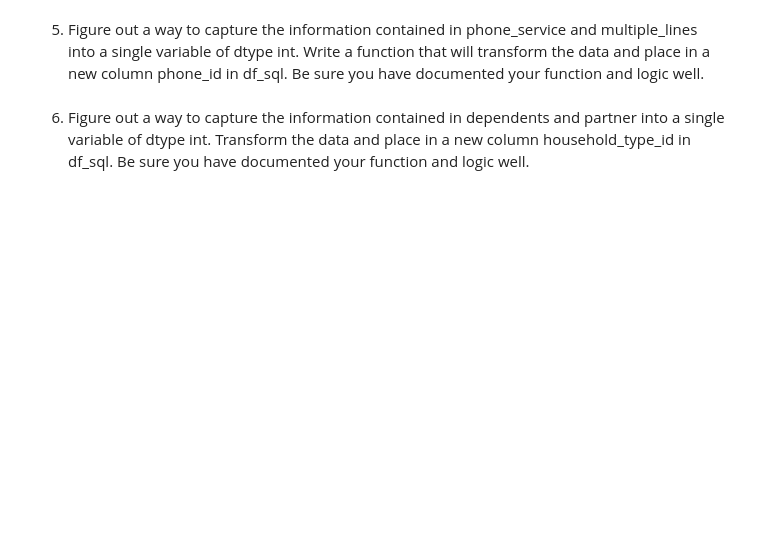
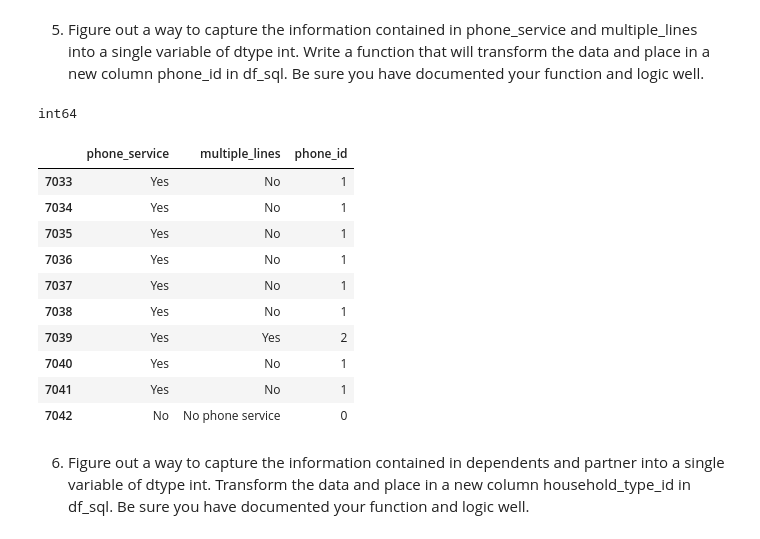
Before and after one commit to michaelndd/classification-project, a Jupyter notebook: project-dd.ipynb, the cells around one changed output. Saved outputs shown, nothing was run; the diff lists cells and outputs as text; code cells hidden in the pictures; blank space fills up the shorter version.

```diff
--- a/project-dd.ipynb
+++ b/project-dd.ipynb
@@ -235,14 +367,37 @@ df.head(10)
 5. Figure out a way to capture the information contained in phone_service and multiple_lines into a single variable of dtype int. Write a function that will transform the data and place in a new column phone_id in df_sql. Be sure you have documented your function and logic well.
 # %%
 def add_phone_id(df):
-    df_temp = df
-    df_temp['phone_id'] = np.where(df['phone_service'] == 'No', 0, 9)
-    df_temp['phone_id'] = np.where((df['phone_service'] == 'Yes') & (df['multiple_lines'] == 'No'), 1, df_temp['phone_id'])
-    df_temp['phone_id'] = np.where((df['phone_service'] == 'Yes') & (df['multiple_lines'] == 'Yes'), 2, df_temp['phone_id'])
+    '''
+    return DataFrame with a new colum phone_id that combines phone_service and multiple_lines as follows:
+
+    # 0 = no phone service
+    # 1 = One line
+    # 2 = Two+ lines
+
+    '''
+    df_temp = df.copy()
+    df_temp.loc[(df_temp.phone_service == 'No'), 'phone_id'] = int(0)
+    df_temp.loc[(df_temp.phone_service == 'Yes') & (df_temp.multiple_lines == 'No'), 'phone_id'] = int(1)
+    df_temp.loc[(df_temp.phone_service == 'Yes') & (df_temp.multiple_lines == 'Yes'), 'phone_id'] = int(2)
+    df_temp = df_temp.astype({'phone_id': int})
     return df_temp
 
 df_sql = add_phone_id(df)
 print(df_sql['phone_id'].dtype)
-df.tail(10)
+df_sql.tail(10)
+df_sql[['phone_service', 'multiple_lines', 'phone_id']].tail(10)
+# %% [output]
+int64
+|  | phone_service | multiple_lines | phone_id |
+| 7033 | Yes | No | 1 |
+| 7034 | Yes | No | 1 |
+| 7035 | Yes | No | 1 |
+| 7036 | Yes | No | 1 |
+| 7037 | Yes | No | 1 |
+| 7038 | Yes | No | 1 |
+| 7039 | Yes | Yes | 2 |
+| 7040 | Yes | No | 1 |
+| 7041 | Yes | No | 1 |
+| 7042 | No | No phone service | 0 |
 # %% [markdown]
 6. Figure out a way to capture the information contained in dependents and partner into a single variable of dtype int. Transform the data and place in a new column household_type_id in df_sql. Be sure you have documented your function and logic well.
```
Also changed, not shown: parts of 15 cells of this notebook.
